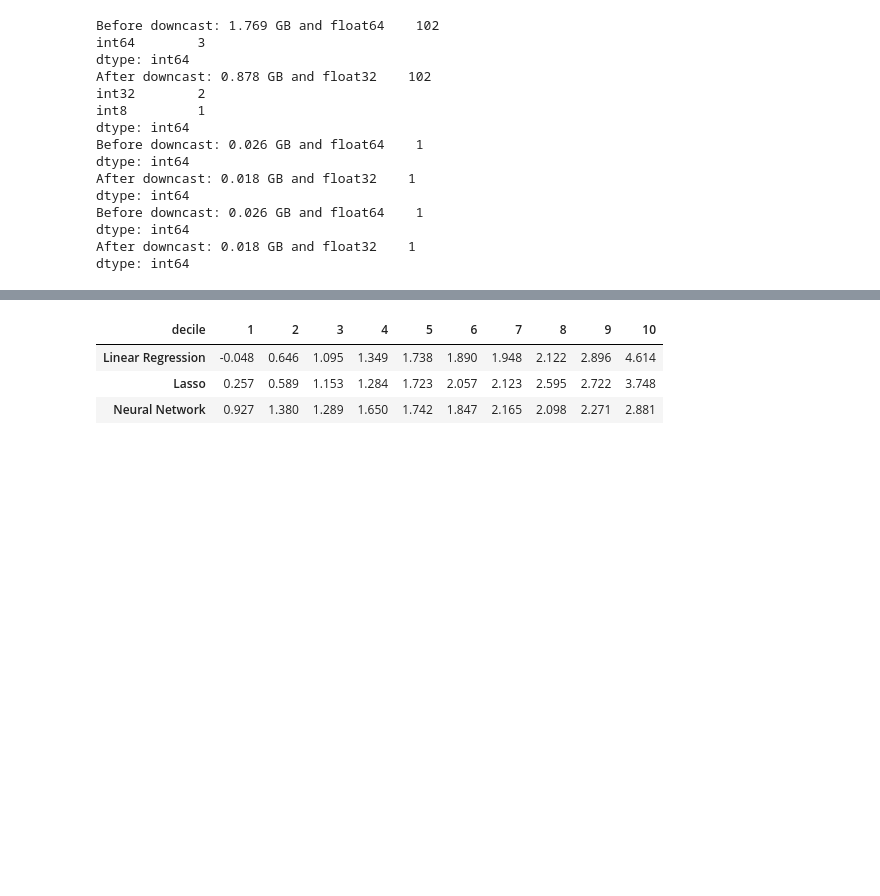
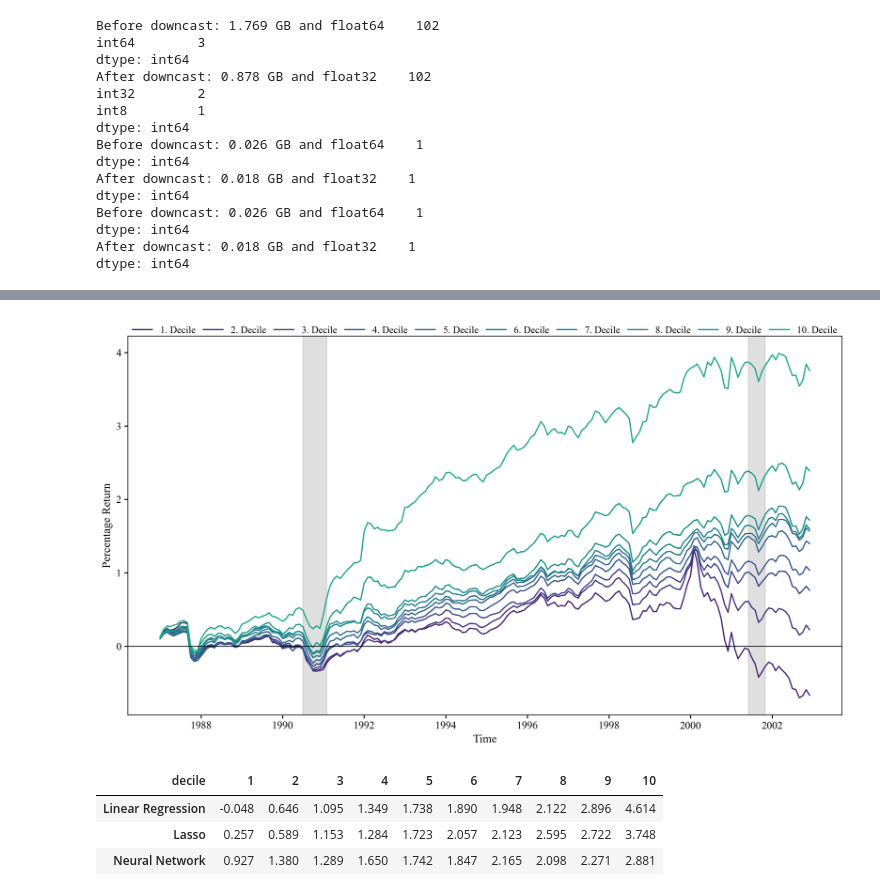
Before and after one commit to fikus44/Masters-Thesis, a Jupyter notebook: Data Processing PCA2.ipynb, the cells around one changed output, grey strips where cells are left out. Cells and saved outputs as stored; diff of their text form; code cells hidden in the pictures; blank space fills up the shorter version.

```diff
--- a/Data Processing PCA2.ipynb
+++ b/Data Processing PCA2.ipynb
@@ -183,3 +306,7 @@ NN_mean, NN_std, NN_sr = pred.portfolio_sorts_SR(NN_step_1)
 pred.cumulative_ret_fig(data = LR_step_1, name = "LR_cumulative_ret", save_fig = True, hide = True)
 pred.cumulative_ret_fig(data = lasso_step_1, name = "lasso_cumulative_ret", save_fig = True, hide = True)
 pred.cumulative_ret_fig(data = NN_step_1, name = "NN_cumulative_ret", save_fig = True, hide = True)
+# %%
+LR_step_1_test = LR_step_1.copy()
+# %%
+LR_step_1_test.ret = np.log(1 + LR_step_1_test.ret)
@@ -186,3 +334,7 @@ pred.cumulative_ret_fig(data = NN_step_1, name = "NN_cumulative_ret", save_fig =
+# %%
+pred.cumulative_ret_fig(data = LR_step_1_test, name = "none", save_fig = False, hide = False)
+# %% [output]
+[figure, added]
 # %%
 # Figure: Cumulative return of 1st and 10th decile of specified ML models
 pred.deciles_10_1_fig(name = "deciles_10_1", save_fig = True, hide = True, data1 = LR_step_1, data2 = lasso_step_1, data3 = NN_step_1)
```
Also changed, not shown: parts of 9 cells of this notebook, 1 other file.
